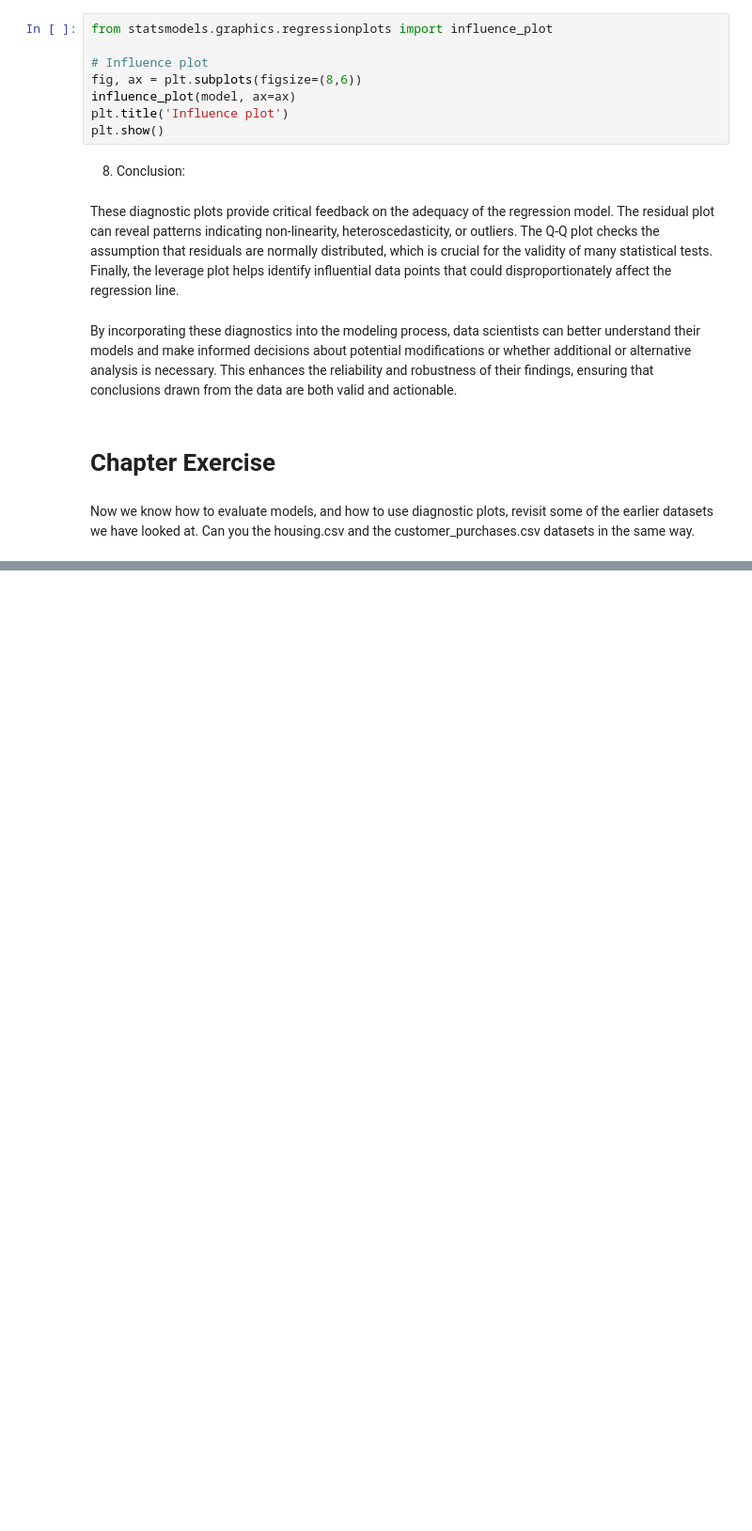
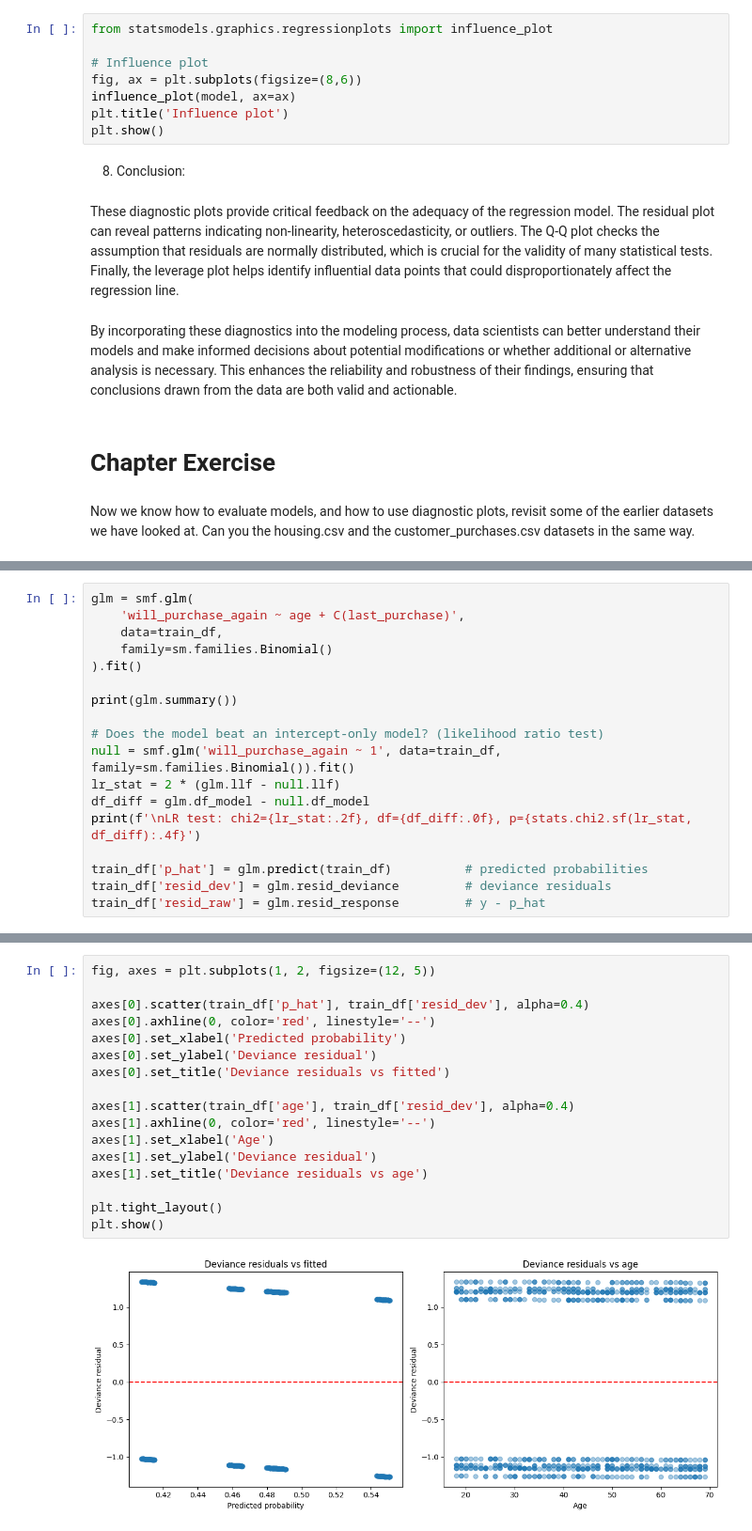
Before and after one commit to LewisT1424/010-MOD006902, a Jupyter notebook: Week_2/Section_10_Python_Example__Model_Diagnostic_Plots.ipynb, the cells around one changed output, grey strips where cells are left out. Shown at 94% size. Saved outputs shown, nothing was run; the diff lists cells and outputs as text; blank space fills up the shorter version.

```diff
--- a/Week_2/Section_10_Python_Example__Model_Diagnostic_Plots.ipynb
+++ b/Week_2/Section_10_Python_Example__Model_Diagnostic_Plots.ipynb
@@ -143,0 +142,18 @@ plt.show()
+# %%
+glm = smf.glm(
+    'will_purchase_again ~ age + C(last_purchase)',
+    data=train_df,
+    family=sm.families.Binomial()
+).fit()
+
+print(glm.summary())
+
+# Does the model beat an intercept-only model? (likelihood ratio test)
+null = smf.glm('will_purchase_again ~ 1', data=train_df, family=sm.families.Binomial()).fit()
+lr_stat = 2 * (glm.llf - null.llf)
+df_diff = glm.df_model - null.df_model
+print(f'\nLR test: chi2={lr_stat:.2f}, df={df_diff:.0f}, p={stats.chi2.sf(lr_stat, df_diff):.4f}')
+
+train_df['p_hat'] = glm.predict(train_df)          # predicted probabilities
+train_df['resid_dev'] = glm.resid_deviance         # deviance residuals
+train_df['resid_raw'] = glm.resid_response         # y - p_hat
@@ -143,0 +178,19 @@ plt.show()
+# %%
+fig, axes = plt.subplots(1, 2, figsize=(12, 5))
+
+axes[0].scatter(train_df['p_hat'], train_df['resid_dev'], alpha=0.4)
+axes[0].axhline(0, color='red', linestyle='--')
+axes[0].set_xlabel('Predicted probability')
+axes[0].set_ylabel('Deviance residual')
+axes[0].set_title('Deviance residuals vs fitted')
+
+axes[1].scatter(train_df['age'], train_df['resid_dev'], alpha=0.4)
+axes[1].axhline(0, color='red', linestyle='--')
+axes[1].set_xlabel('Age')
+axes[1].set_ylabel('Deviance residual')
+axes[1].set_title('Deviance residuals vs age')
+
+plt.tight_layout()
+plt.show()
+# %% [output]
+[figure, added]
```
Also changed, not shown: parts of 12 cells of this notebook.
